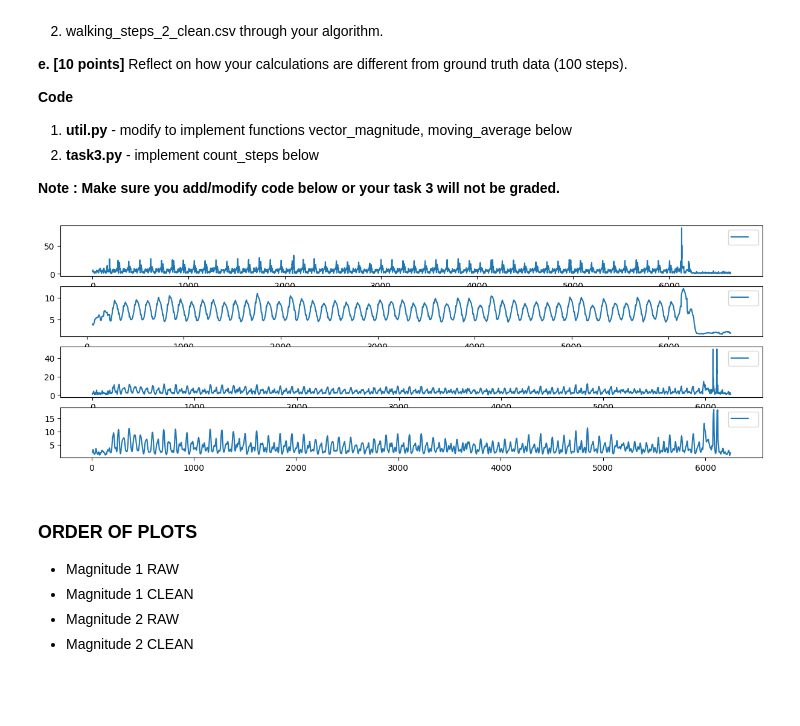
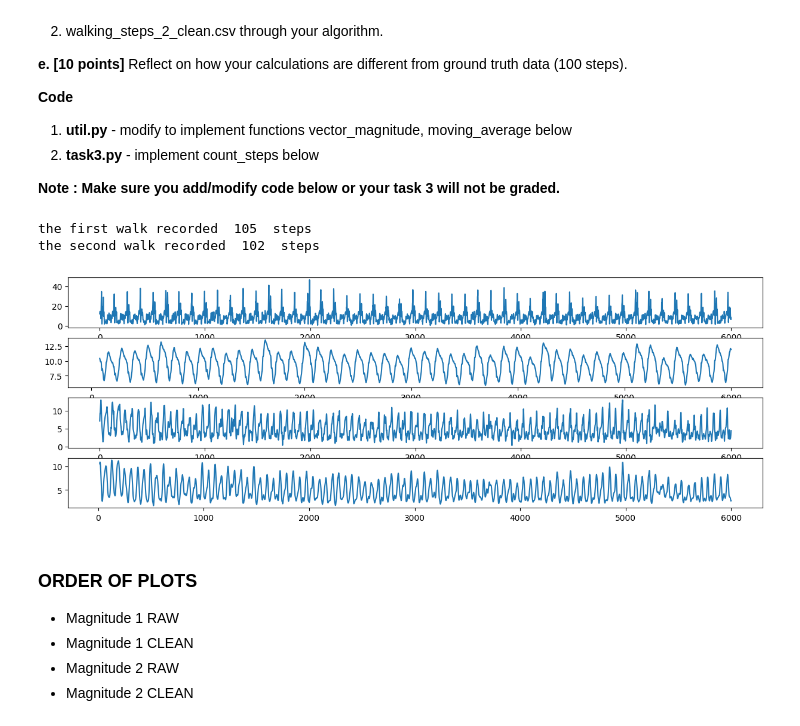
Before and after one commit to cdevre/ga_1, a Jupyter notebook: muc-fall-2022-sensor-data/SensorDataAnalysisActivity.ipynb, the cells around one changed output. Cells and saved outputs as stored; diff of their text form; code cells hidden in the pictures; blank space fills up the shorter version.

```diff
--- a/muc-fall-2022-sensor-data/SensorDataAnalysisActivity.ipynb
+++ b/muc-fall-2022-sensor-data/SensorDataAnalysisActivity.ipynb
@@ -264,42 +266,41 @@ def moving_average(data, window_size):
 # %%
 # this is task3.py
 import parser_data
 
 def count_steps(in_data: pd.DataFrame, threshold:int):
     peaks, _ = Signal.find_peaks(in_data, height=threshold)
     return len(peaks)
 
 
 def main():
     fig, axes = plt.subplots(nrows=4, ncols=1, figsize=(15, 5))  # Adjust the number of subplots as needed
-    SHOW_LEGEND = True
+    SHOW_LEGEND = False
 
     data1_raw, data1_clean, data2_raw , data2_clean = get_data()
 
 
-    mag1_raw = vector_magnitude(data1_raw)
-    mag2_raw = vector_magnitude(data2_raw)
+    mag1_raw = vector_magnitude(data1_clean)
+    mag2_raw = vector_magnitude(data2_clean)
 
-    mag1_clean = moving_average(vector_magnitude(data1_raw), 60)
-    mag2_clean = moving_average(vector_magnitude(data2_raw), 10)
+    mag1_clean = moving_average(mag1_raw, 80)
+    mag2_clean = moving_average(mag2_raw, 15)
 
     mag1_raw.plot(ax=axes[0], legend=SHOW_LEGEND)
     mag1_clean.plot(ax=axes[1], legend=SHOW_LEGEND)
     mag2_raw.plot(ax=axes[2], legend=SHOW_LEGEND)
     mag2_clean.plot(ax=axes[3], legend=SHOW_LEGEND)
 
 
+    print("the first walk recorded ", (count_steps(mag1_clean,10.5)), " steps")
+    print("the second walk recorded ", (count_steps(mag2_clean,6)), " steps")
 
-    # for i in [1,2]:
-    #     file_name = f"walking_steps_{i}_clean.csv"
-    #     data = parser_data.get_data(file_name)
-    #     number_of_steps = count_steps(data, i)
-    #     print("Number of steps counted are : {0:d}".format(number_of_steps))
 
 if __name__== "__main__":
     main()
 # %% [output]
+the first walk recorded  105  steps
+the second walk recorded  102  steps
-[figure, old version]
+[figure, new version]
 # %% [markdown]
 ### ORDER OF PLOTS
 - Magnitude 1 RAW
```
Also changed, not shown: parts of 1 cell of this notebook.
